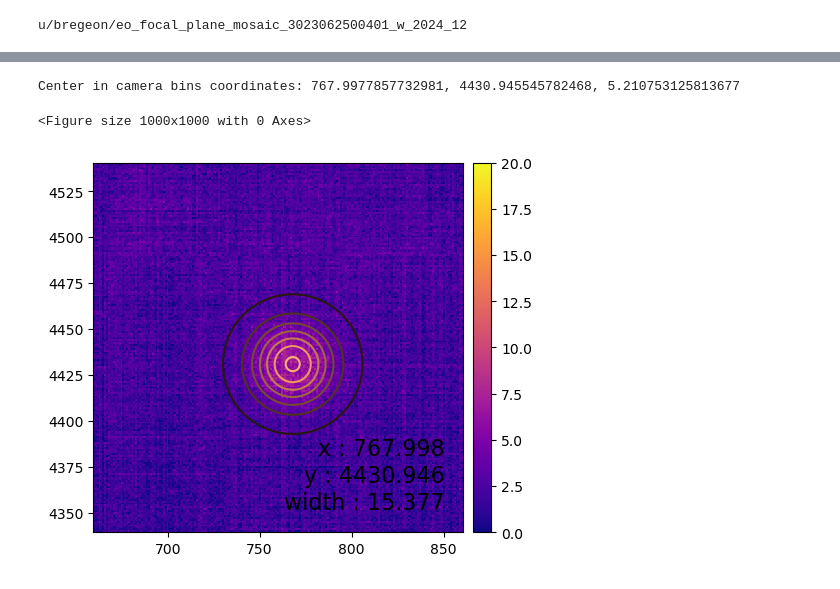
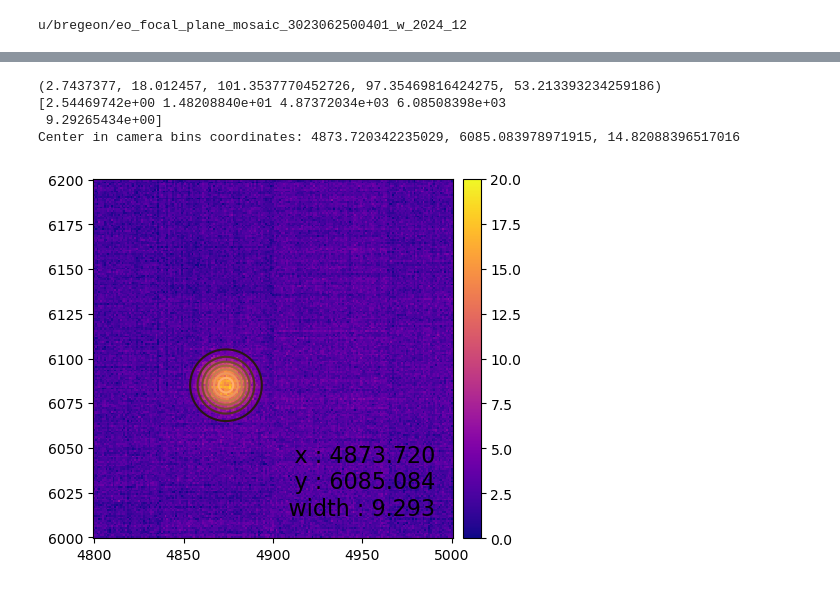
Before and after one commit to lsst-camera-dh/ghosts_nb_analysis, a Jupyter notebook: notebooks/read_image.ipynb, the cells around one changed output, grey strips where cells are left out. Drawn from its saved outputs; the diff is of its cells as text; code cells hidden in the pictures.

```diff
--- a/notebooks/read_image.ipynb
+++ b/notebooks/read_image.ipynb
@@ -218,3 +153,27 @@ def fitgaussian(data):
     p, success = optimize.leastsq(errorfunction, params)
     print(params)
     return p
+
+def ghost_fitter(ghost_stamp):
+    """ Fit a 2D gaussian on a ghost stamp
+    """
+    # data - transpose for the fit
+    stamp_array = np.transpose(ghost_stamp.getArray())
+    # Fit centered in (100,100)
+    params = fitgaussian(stamp_array)
+    # verification
+    # fit = gaussian(*params)
+    # plt.matshow(cutout, cmap='plasma')
+    # plt.contour(fit(*np.indices(cutout.shape)), cmap=plt.cm.copper)
+    # Move Gaussian to focal plane coordinates
+    rc_params = params.copy()
+    rc_params[2] = params[2]+ghost_stamp.getX0()
+    rc_params[3] = params[3]+ghost_stamp.getY0()
+    rc_fit = gaussian(*rc_params)
+    print(rc_params)
+    return rc_params
+
+def do_ghost(ghost_xy):
+    ghost_stamp = make_stamp(*ghost_xy)
+    params = ghost_fitter(ghost_stamp)
+    display_ghost_fit(ghost_stamp, params)
@@ -245,28 +180,32 @@ print(rc_params)
 # %%
-# plot ghosts stamp
-fig3 = plt.figure(figsize=(10,10))
-afw_display3 = afwDisplay.Display(3)
-afw_display3.scale('linear', min=0, max=20)
-afw_display3.setImageColormap(cmap='plasma')
-afw_display3.mtv(sub2)
-# plot gaussian contours
+def display_ghost_fit(ghost_stamp, params):
+    # plot ghosts stamp
+    afwdisplay = displayImageGhosts(ghost_stamp, frame_size=5)
+    bbox = ghost_stamp.getBBox()
+    # define fit function
+    gauss2d = gaussian(*params)
+    # plot gaussian contours
+    plt.contour(bbox.x.range(), bbox.y.range(), gauss2d(*bbox.grid()), cmap=plt.cm.copper)
 
-plt.contour(box2.x.range(), box2.y.range(), rc_fit(*box2.grid()), cmap=plt.cm.copper)
+    ax = plt.gca()
+    (bkg, height, x, y, width) = params
+    plt.text(0.95, 0.05, """
+    x : %.3f
+    y : %.3f
+    width : %.3f""" %(x, y, width),
+            fontsize=16, horizontalalignment='right',
+            verticalalignment='bottom', transform=ax.transAxes)
 
-ax = plt.gca()
-(bkg, height, x, y, width) = rc_params
-plt.text(0.95, 0.05, """
-x : %.3f
-y : %.3f
-width : %.3f""" %(x, y, width),
-        fontsize=16, horizontalalignment='right',
-        verticalalignment='bottom', transform=ax.transAxes)
-
-print(f'Center in camera bins coordinates: {x}, {y}, {height}')
+    print(f'Center in camera bins coordinates: {x}, {y}, {height}')
+    return afwdisplay
-# %% [output]
-Center in camera bins coordinates: 767.9977857732981, 4430.945545782468, 5.210753125813677
-<Figure size 1000x1000 with 0 Axes>
-[figure, removed]
+# %%
+do_ghost((4900, 6100))
+# %% [output]
+(2.7437377, 18.012457, 101.3537770452726, 97.35469816424275, 53.213393234259186)
+[2.54469742e+00 1.48208840e+01 4.87372034e+03 6.08508398e+03
+ 9.29265434e+00]
+Center in camera bins coordinates: 4873.720342235029, 6085.083978971915, 14.82088396517016
+[figure, added]
 # %%
 #show_hv_slices(imageF.getArray(), vpix=6300, hpix=2780, ccdname='random')
 # %%
```
Also changed, not shown: parts of 11 cells of this notebook.
